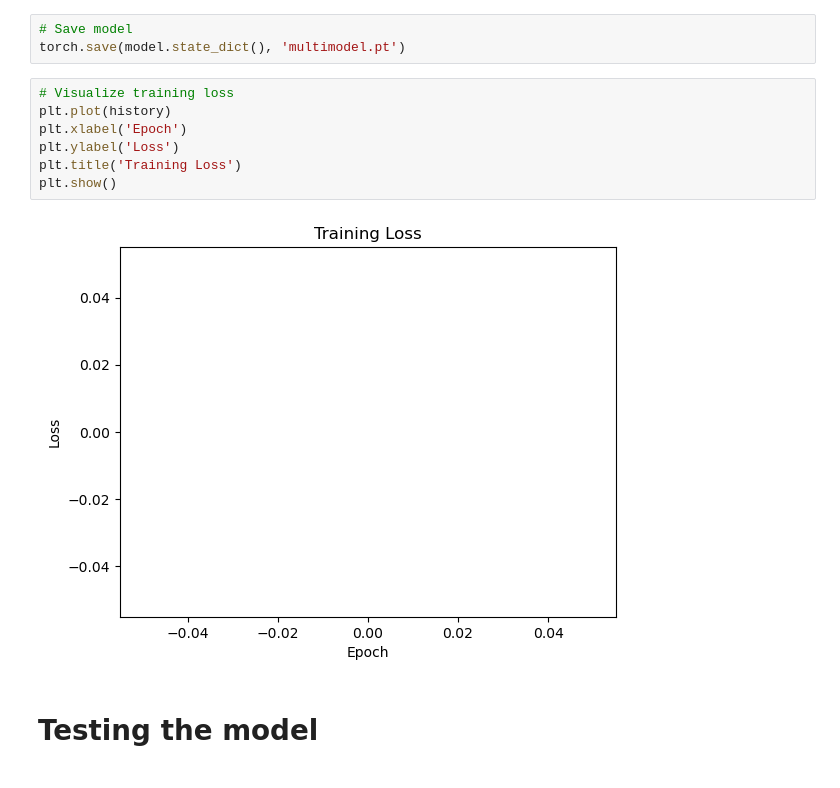
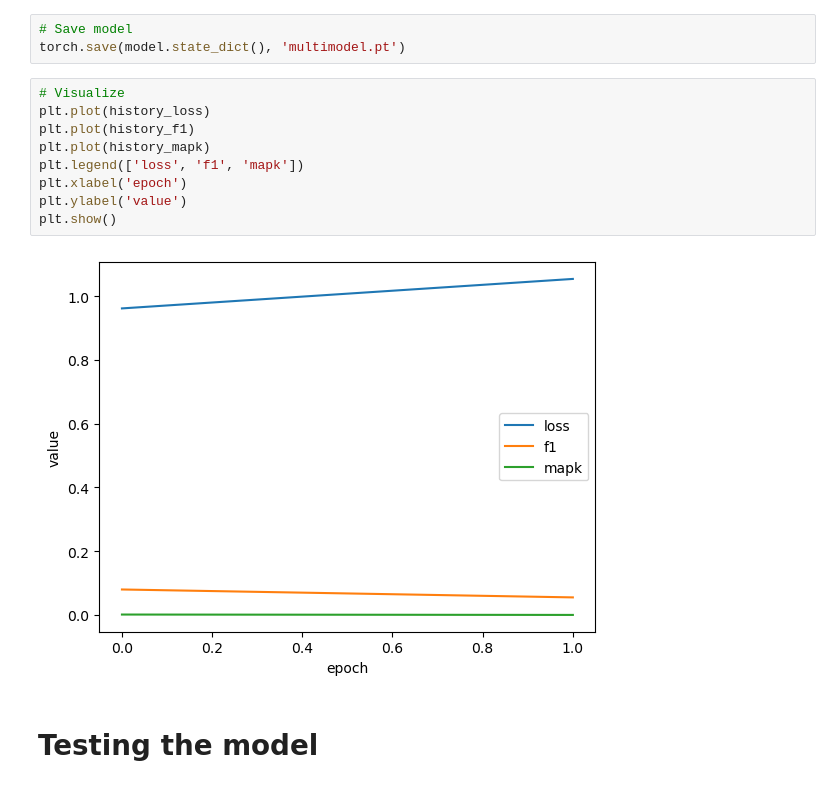
Before and after one commit to Tsun0193/ML-MovieGenre, a Jupyter notebook: main.ipynb, the cells around one changed output. Cells and saved outputs as stored; diff of their text form.

```diff
--- a/main.ipynb
+++ b/main.ipynb
@@ -361,14 +349,16 @@ for epoch in range(0):
 # Save model
 torch.save(model.state_dict(), 'multimodel.pt')
 # %%
-# Visualize training loss
-plt.plot(history)
-plt.xlabel('Epoch')
-plt.ylabel('Loss')
-plt.title('Training Loss')
+# Visualize
+plt.plot(history_loss)
+plt.plot(history_f1)
+plt.plot(history_mapk)
+plt.legend(['loss', 'f1', 'mapk'])
+plt.xlabel('epoch')
+plt.ylabel('value')
 plt.show()
 # %% [output]
-[figure, old version]
+[figure, new version]
 # %% [markdown]
 # Testing the model
 # %%
```
Also changed, not shown: parts of 8 cells of this notebook.
